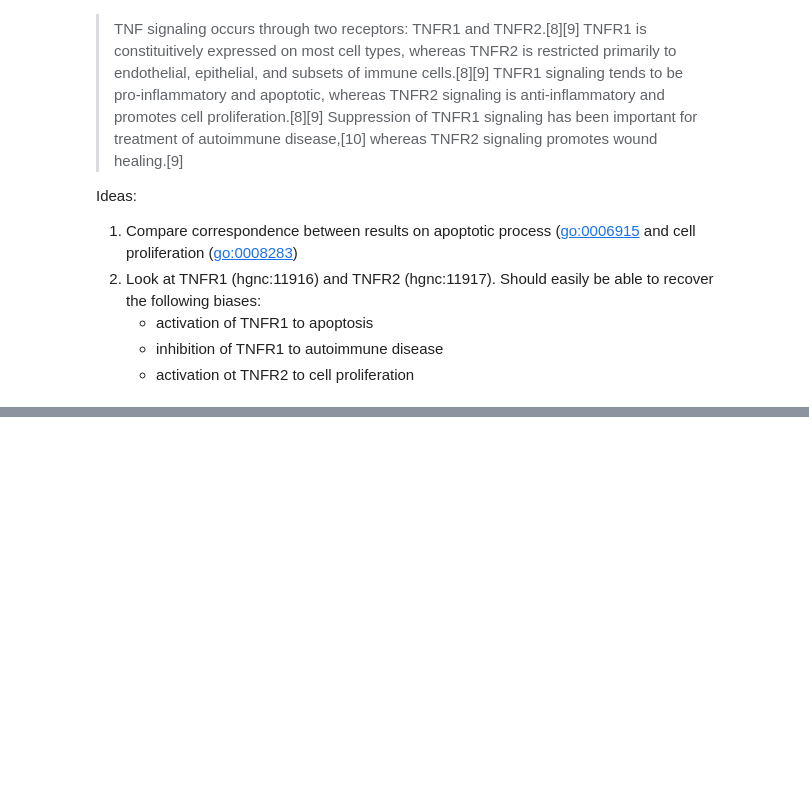
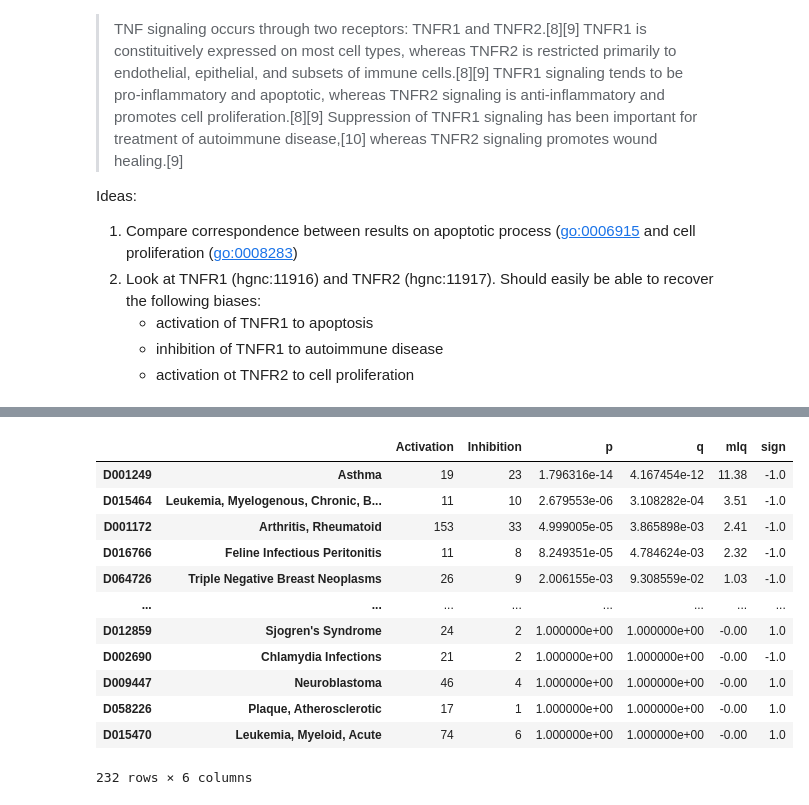
Before and after one commit to gyorilab/indra_cogex, a Jupyter notebook: notebooks/TNF Context Analysis.ipynb, the cells around one changed output, grey strips where cells are left out. Drawn from its saved outputs; the diff is of its cells as text; code cells hidden in the pictures; blank space fills up the shorter version.

```diff
--- a/notebooks/TNF Context Analysis.ipynb
+++ b/notebooks/TNF Context Analysis.ipynb
@@ -195,13 +131,0 @@ Of 8,006 publications, 7,499 (93.7%) correspond to activation and 913 (11.4%) co
-# %%
-dd = defaultdict(lambda: defaultdict(set))
-for _, stmt, annotations in processed_res:
-    for annotation in annotations:
-        mesh_id = annotation["annotation_curie"].removeprefix("mesh:")
-        if not is_disease(mesh_id):
-            continue
-        dd[stmt.__class__.__name__][mesh_id, annotation["annotation_name"]].add(annotation["publication"])
-
-df = pd.DataFrame({
-    stmt_class_name: {k: len(v) for k,v in ddd.items()}
-    for stmt_class_name, ddd in dd.items()
-}).fillna(0).astype(int)
@@ -281,0 +132,20 @@ Expected ratio between activation:inhibition: 0.86
+# %%
+# collect dictionary of stmt -> mesh ID -> pubmed -> evidence
+dd = defaultdict(lambda: defaultdict(lambda: defaultdict(list)))
+for stmt_hash, stmt_type, evidence, annotations in res:
+    for annotation in annotations:
+        mesh_id = annotation["mesh"].removeprefix("mesh:")
+        if not is_disease(mesh_id):
+            continue
+        name = annotation["name"]
+        pubmed = annotation["pubmed"].removeprefix("pubmed:")
+        dd[stmt_type][mesh_id, name][pubmed].append(evidence)
+# %%
+# 1. aggregate evidences in each publication by total count
+# 2. aggregate publications in each mesh annotation by sum of total counts
+# 3. apply cutoff for minimum number of annotations
+# 4. apply binomial test
+# 5. calculate FDR
+raw_count_df = get_raw_counts_df(dd, "Activation", "Inhibition", minimum=10)
+raw_count_df
+# %% [output]
@@ -281,0 +153,13 @@ Expected ratio between activation:inhibition: 0.86
+|  |  | Activation | Inhibition | p | q | mlq | sign |
+| D001249 | Asthma | 19 | 23 | 1.796316e-14 | 4.167454e-12 | 11.38 | -1.0 |
+| D015464 | Leukemia, Myelogenous, Chronic, B... | 11 | 10 | 2.679553e-06 | 3.108282e-04 | 3.51 | -1.0 |
+| D001172 | Arthritis, Rheumatoid | 153 | 33 | 4.999005e-05 | 3.865898e-03 | 2.41 | -1.0 |
+| D016766 | Feline Infectious Peritonitis | 11 | 8 | 8.249351e-05 | 4.784624e-03 | 2.32 | -1.0 |
+| D064726 | Triple Negative Breast Neoplasms | 26 | 9 | 2.006155e-03 | 9.308559e-02 | 1.03 | -1.0 |
+| ... | ... | ... | ... | ... | ... | ... | ... |
+| D012859 | Sjogren's Syndrome | 24 | 2 | 1.000000e+00 | 1.000000e+00 | -0.00 | 1.0 |
+| D002690 | Chlamydia Infections | 21 | 2 | 1.000000e+00 | 1.000000e+00 | -0.00 | -1.0 |
+| D009447 | Neuroblastoma | 46 | 4 | 1.000000e+00 | 1.000000e+00 | -0.00 | 1.0 |
+| D058226 | Plaque, Atherosclerotic | 17 | 1 | 1.000000e+00 | 1.000000e+00 | -0.00 | 1.0 |
+| D015470 | Leukemia, Myeloid, Acute | 74 | 6 | 1.000000e+00 | 1.000000e+00 | -0.00 | 1.0 |
+232 rows × 6 columns
```
Also changed, not shown: parts of 30 cells of this notebook, 1 other file.
